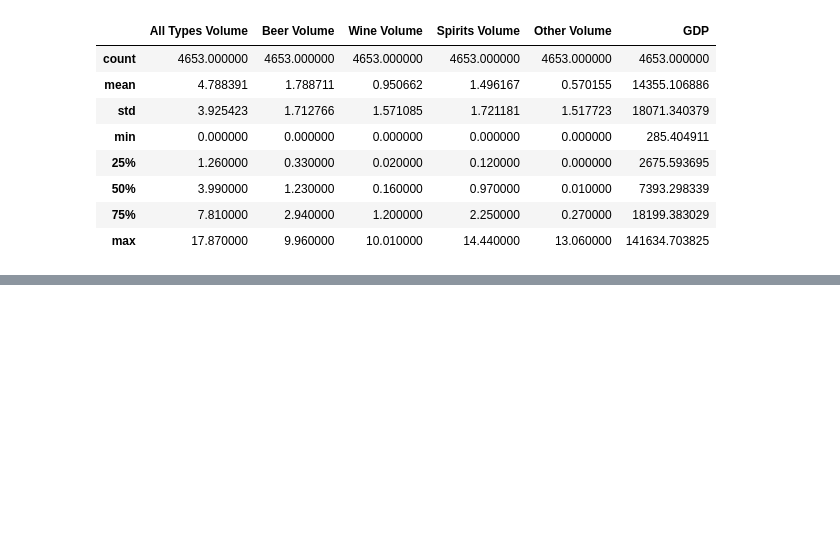
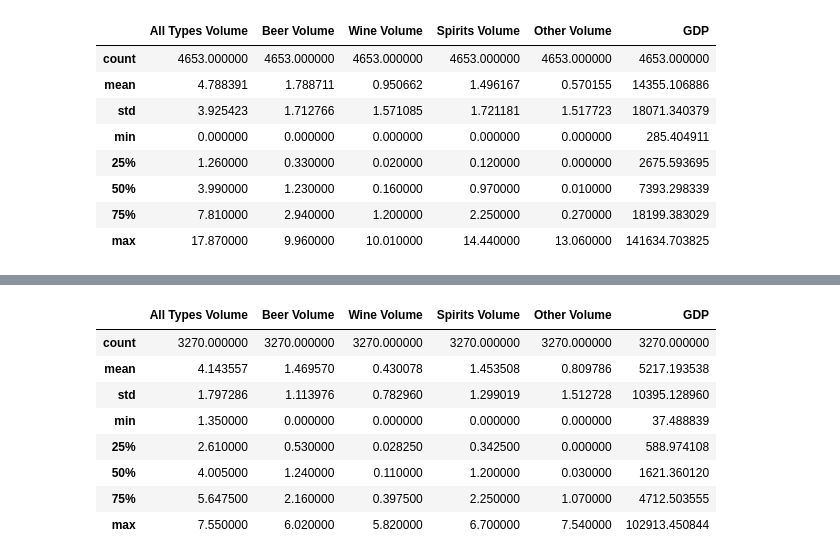
Before and after one commit to stuartbrown4/Big-Data-Assignment, a Jupyter notebook: Data-Handling-01.ipynb, the cells around one changed output, grey strips where cells are left out. Cells and saved outputs as stored; diff of their text form; code cells hidden in the pictures; blank space fills up the shorter version.

```diff
--- a/Data-Handling-01.ipynb
+++ b/Data-Handling-01.ipynb
@@ -267,0 +311,14 @@ gdp_ppp_merge.drop(columns=['Period']).describe()
+# %%
+gdp_pc_merge_g25 = gdp_pc_merge.drop(columns=['Period'])[gdp_pc_merge.drop(columns=['Period'])['All Types Volume'].ge(q25)]
+gdp_pc_merge_g25l75 = gdp_pc_merge_g25[gdp_pc_merge.drop(columns=['Period'])['All Types Volume'].le(q75)]
+gdp_pc_merge_g25l75.describe()
+# %% [output]
+|  | All Types Volume | Beer Volume | Wine Volume | Spirits Volume | Other Volume | GDP |
+| count | 3270.000000 | 3270.000000 | 3270.000000 | 3270.000000 | 3270.000000 | 3270.000000 |
+| mean | 4.143557 | 1.469570 | 0.430078 | 1.453508 | 0.809786 | 5217.193538 |
+| std | 1.797286 | 1.113976 | 0.782960 | 1.299019 | 1.512728 | 10395.128960 |
+| min | 1.350000 | 0.000000 | 0.000000 | 0.000000 | 0.000000 | 37.488839 |
+| 25% | 2.610000 | 0.530000 | 0.028250 | 0.342500 | 0.000000 | 588.974108 |
+| 50% | 4.005000 | 1.240000 | 0.110000 | 1.200000 | 0.030000 | 1621.360120 |
+| 75% | 5.647500 | 2.160000 | 0.397500 | 2.250000 | 1.070000 | 4712.503555 |
+| max | 7.550000 | 6.020000 | 5.820000 | 6.700000 | 7.540000 | 102913.450844 |
```
Also changed, not shown: parts of 12 cells of this notebook.
